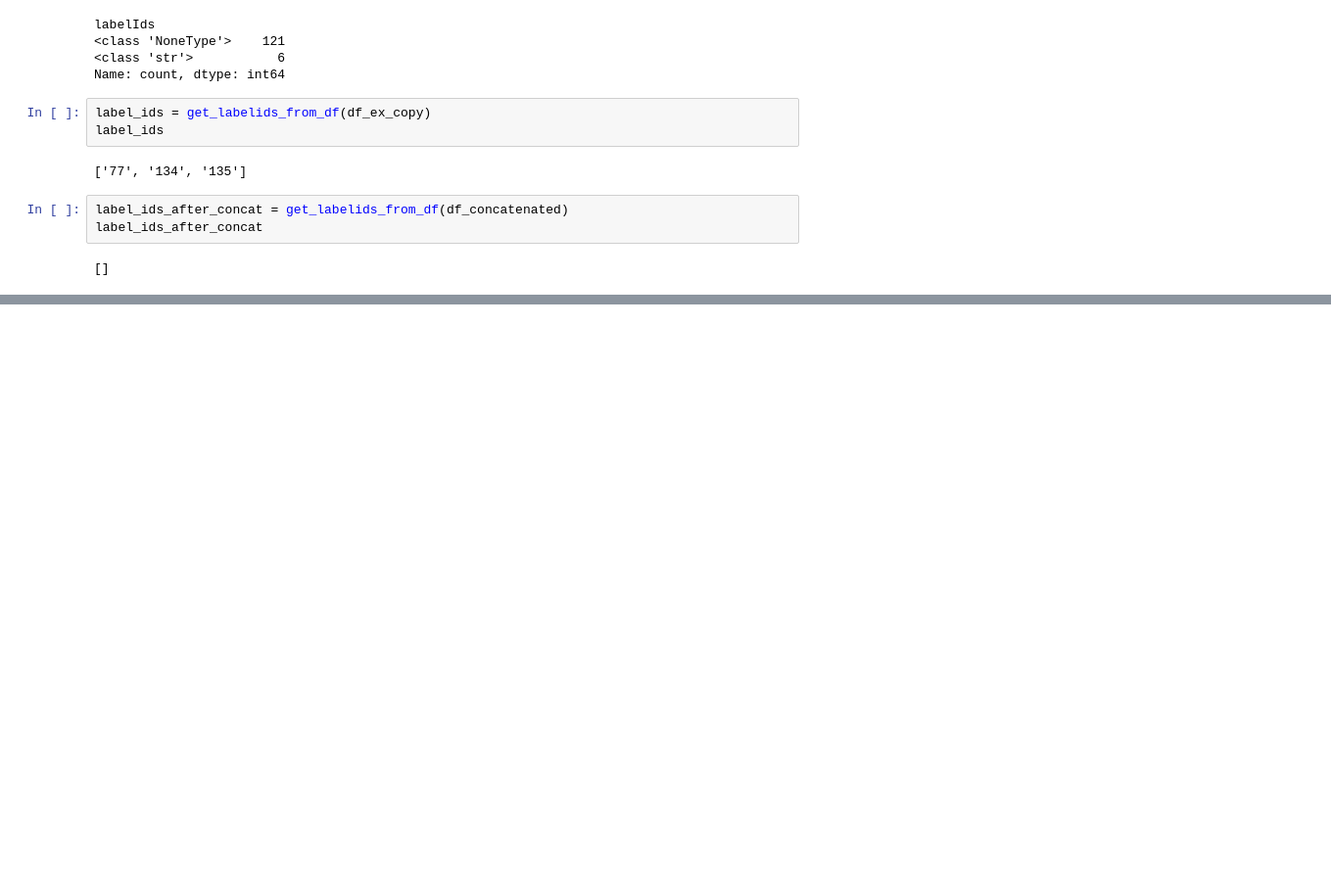
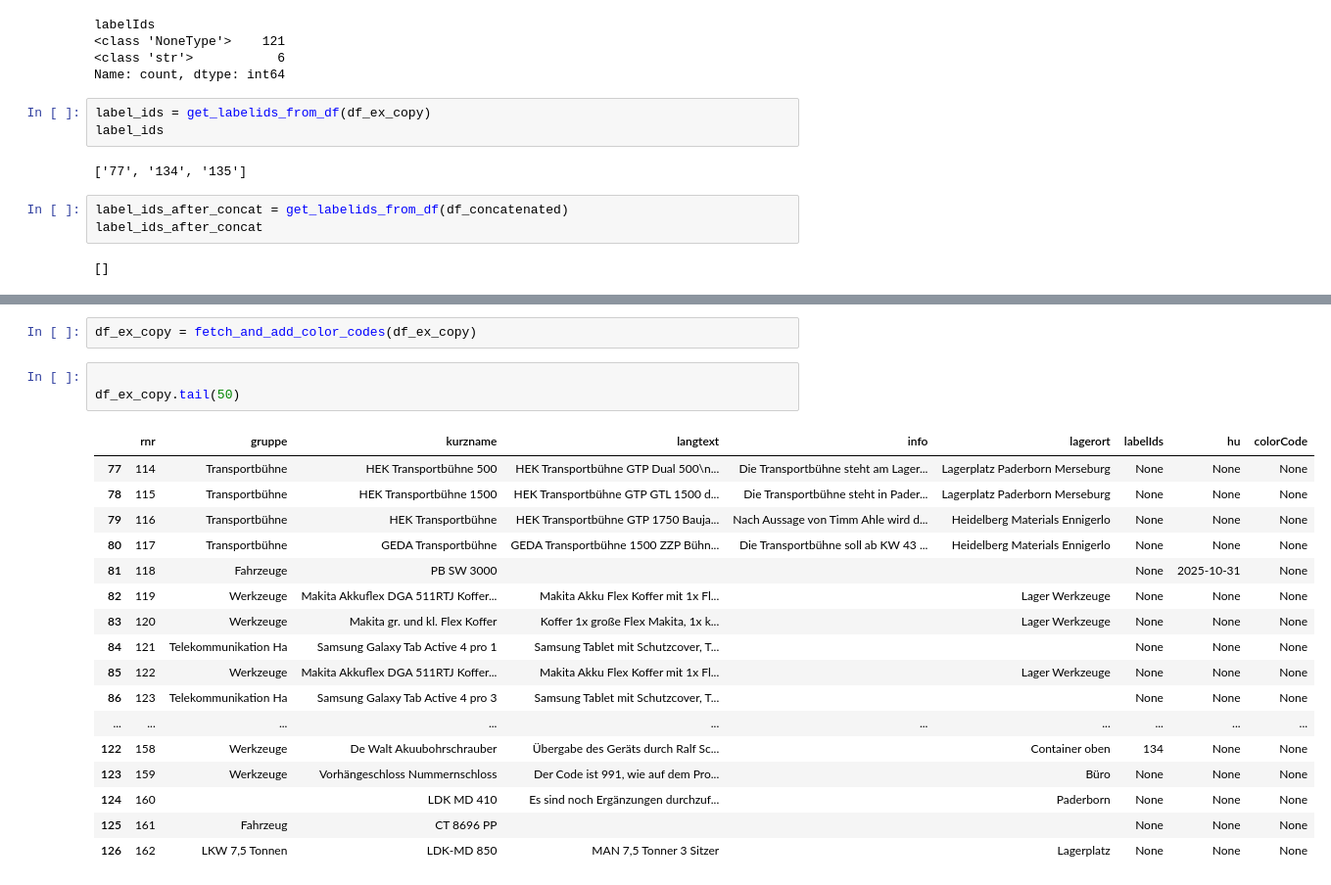
Before and after one commit to alprnemn/xlsx-project, a Jupyter notebook: notebook.ipynb, the cells around one changed output, grey strips where cells are left out. Shown at 98% size. Saved outputs shown, nothing was run; the diff lists cells and outputs as text; blank space fills up the shorter version.

Commit message:
implemented fetch and add color codes using label ids to new column

```diff
--- a/notebook.ipynb
+++ b/notebook.ipynb
@@ -157,0 +191,23 @@ label_ids_after_concat
+# %%
+df_ex_copy = fetch_and_add_color_codes(df_ex_copy)
+# %%
+
+df_ex_copy.tail(50)
+# %% [output]
+|  | rnr | gruppe | kurzname | langtext | info | lagerort | labelIds | hu | colorCode |
+| 77 | 114 | Transportbühne | HEK Transportbühne 500 | HEK Transportbühne GTP Dual 500\n... | Die Transportbühne steht am Lager... | Lagerplatz Paderborn Merseburg | None | None | None |
+| 78 | 115 | Transportbühne | HEK Transportbühne 1500 | HEK Transportbühne GTP GTL 1500 d... | Die Transportbühne steht in Pader... | Lagerplatz Paderborn Merseburg | None | None | None |
+| 79 | 116 | Transportbühne | HEK Transportbühne | HEK Transportbühne GTP 1750 Bauja... | Nach Aussage von Timm Ahle wird d... | Heidelberg Materials Ennigerlo | None | None | None |
+| 80 | 117 | Transportbühne | GEDA Transportbühne | GEDA Transportbühne 1500 ZZP Bühn... | Die Transportbühne soll ab KW 43 ... | Heidelberg Materials Ennigerlo | None | None | None |
+| 81 | 118 | Fahrzeuge | PB SW 3000 |  |  |  | None | 2025-10-31 | None |
+| 82 | 119 | Werkzeuge | Makita Akkuflex DGA 511RTJ Koffer... | Makita Akku Flex Koffer mit 1x Fl... |  | Lager Werkzeuge | None | None | None |
+| 83 | 120 | Werkzeuge | Makita gr. und kl. Flex Koffer | Koffer 1x große Flex Makita, 1x k... |  | Lager Werkzeuge | None | None | None |
+| 84 | 121 | Telekommunikation Ha | Samsung Galaxy Tab Active 4 pro 1 | Samsung Tablet mit Schutzcover, T... |  |  | None | None | None |
+| 85 | 122 | Werkzeuge | Makita Akkuflex DGA 511RTJ Koffer... | Makita Akku Flex Koffer mit 1x Fl... |  | Lager Werkzeuge | None | None | None |
+| 86 | 123 | Telekommunikation Ha | Samsung Galaxy Tab Active 4 pro 3 | Samsung Tablet mit Schutzcover, T... |  |  | None | None | None |
+| ... | ... | ... | ... | ... | ... | ... | ... | ... | ... |
+| 122 | 158 | Werkzeuge | De Walt Akuubohrschrauber | Übergabe des Geräts durch Ralf Sc... |  | Container oben | 134 | None | None |
+| 123 | 159 | Werkzeuge | Vorhängeschloss Nummernschloss | Der Code ist 991, wie auf dem Pro... |  | Büro | None | None | None |
+| 124 | 160 |  | LDK MD 410 | Es sind noch Ergänzungen durchzuf... |  | Paderborn | None | None | None |
+| 125 | 161 | Fahrzeug | CT 8696 PP |  |  |  | None | None | None |
+| 126 | 162 | LKW 7,5 Tonnen | LDK-MD 850 | MAN 7,5 Tonner 3 Sitzer |  | Lagerplatz | None | None | None |
```
Also changed, not shown: parts of 5 cells of this notebook, 3 other files.
